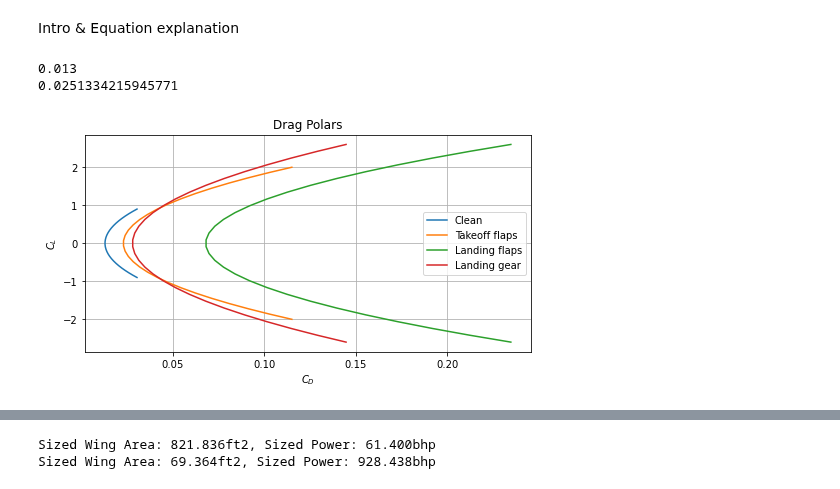
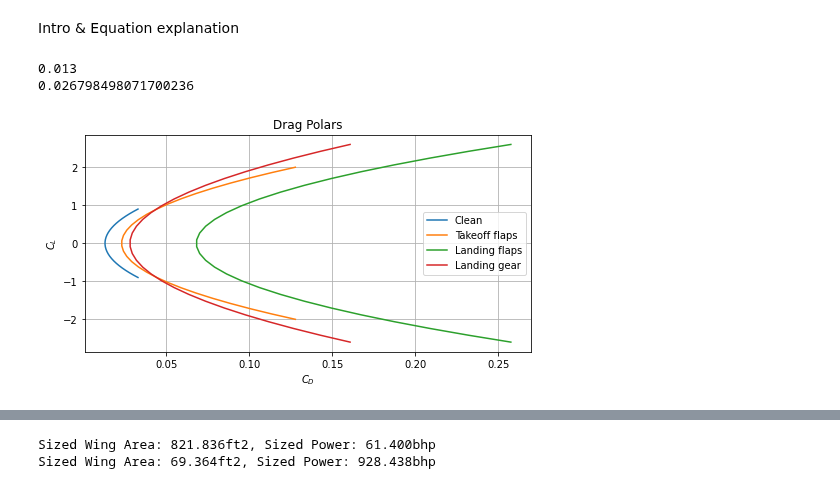
Before and after one commit to jucobee/START, a Jupyter notebook: A3/PreliminarySizing.ipynb, the cells around one changed output, grey strips where cells are left out. Cells and saved outputs as stored; diff of their text form; code cells hidden in the pictures.

```diff
--- a/A3/PreliminarySizing.ipynb
+++ b/A3/PreliminarySizing.ipynb
@@ -37,36 +37,36 @@ c_do = c_f*(s_ratio)
 print(c_do)
 delta_cdo = [0, 0.010, 0.055, 0.015] # [clean, TO flaps, L flaps, landing gear down]
 e_v = 0.80
-AR = 18.44588       # aspect ratio, from openVSP model
+AR = 16.22       # aspect ratio, from openVSP model
 c_d = c_do + ((c_l**2)/((np.pi)*e_v*AR))
 print(c_d)
 e_v = [0.80, 0.75, 0.70, 1] ## span efficiency factor, array
 
 # Adjust C_Lmax for each flight configuration
 cL_clean = np.linspace(-0.9,0.9,30)
 cL_takeoff = np.linspace(-2,2,30)
 cL_landing = np.linspace(-2.6,2.6,30)
 clean = (c_do + delta_cdo[0]) + ((cL_clean**2)/((np.pi)*e_v[0]*AR))
 takeoff = (c_do + delta_cdo[1]) + ((cL_takeoff**2)/((np.pi)*e_v[1]*AR))
 landing_flaps = (c_do + delta_cdo[2]) + ((cL_landing**2)/((np.pi)*e_v[2]*AR))
 landing_gear = (c_do + delta_cdo[3]) + ((cL_landing**2)/((np.pi)*e_v[3]*AR))
 
 plt.figure(figsize=(8,4))
 plt.title('Drag Polars')
 plt.xlabel("$C_D$")
 plt.ylabel("$C_L$")
 plt.plot(clean, cL_clean, label='Clean', linestyle='-')
 plt.plot(takeoff, cL_takeoff, label='Takeoff flaps', linestyle='-')
 plt.plot(landing_flaps, cL_landing, label='Landing flaps', linestyle='-')
 plt.plot(landing_gear, cL_landing, label='Landing gear', linestyle='-')
 plt.legend(loc='best')
 plt.grid()
 plt.savefig('A3fig/DragPolar.svg')
 plt.show()
 # %% [output]
 0.013
-0.0251334215945771
+0.026798498071700236
-[figure, old version]
+[figure, new version]
 # %%
 ## Constraint Diagram
 # useful definitions
```
Also changed, not shown: parts of 1 cell of this notebook, 3 other files.
